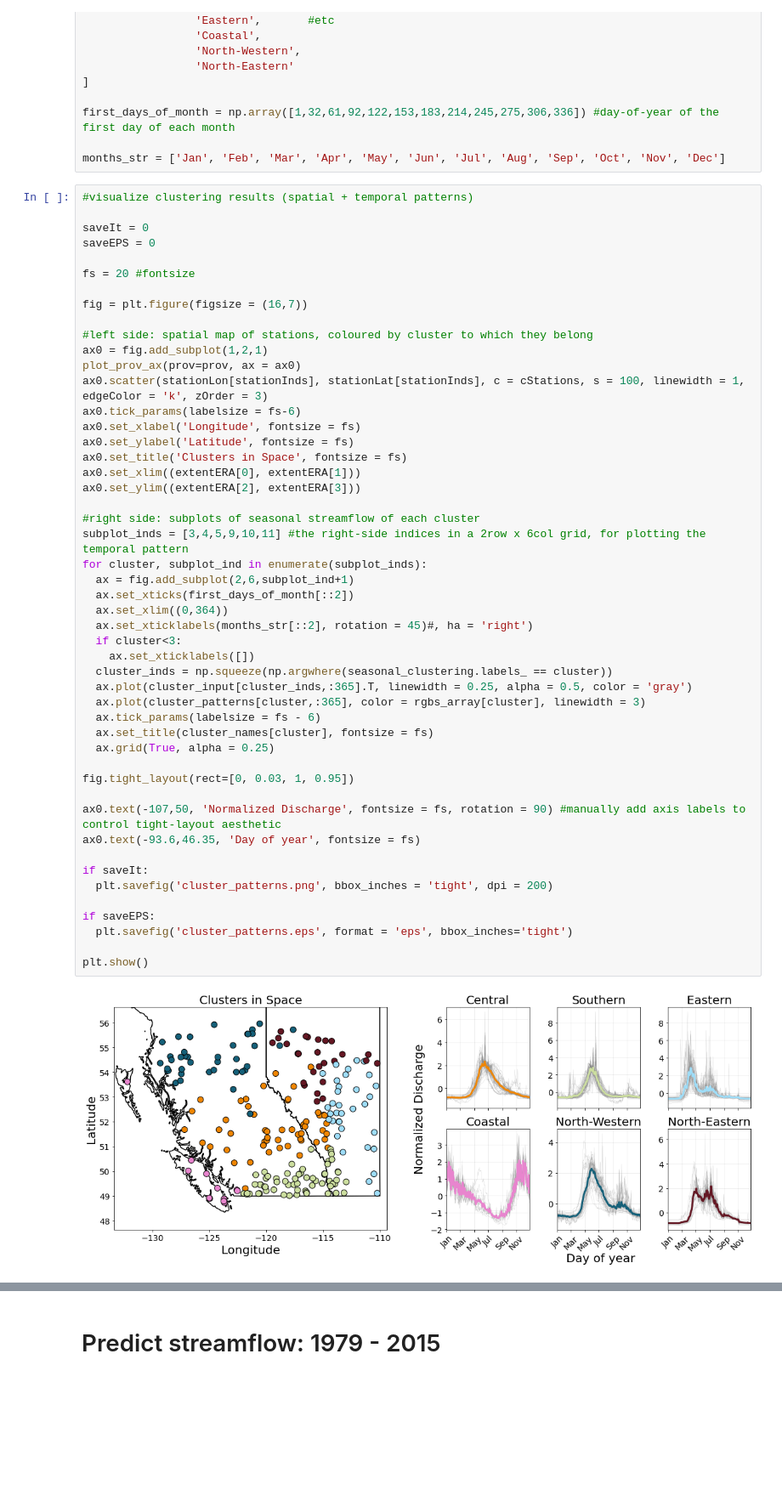
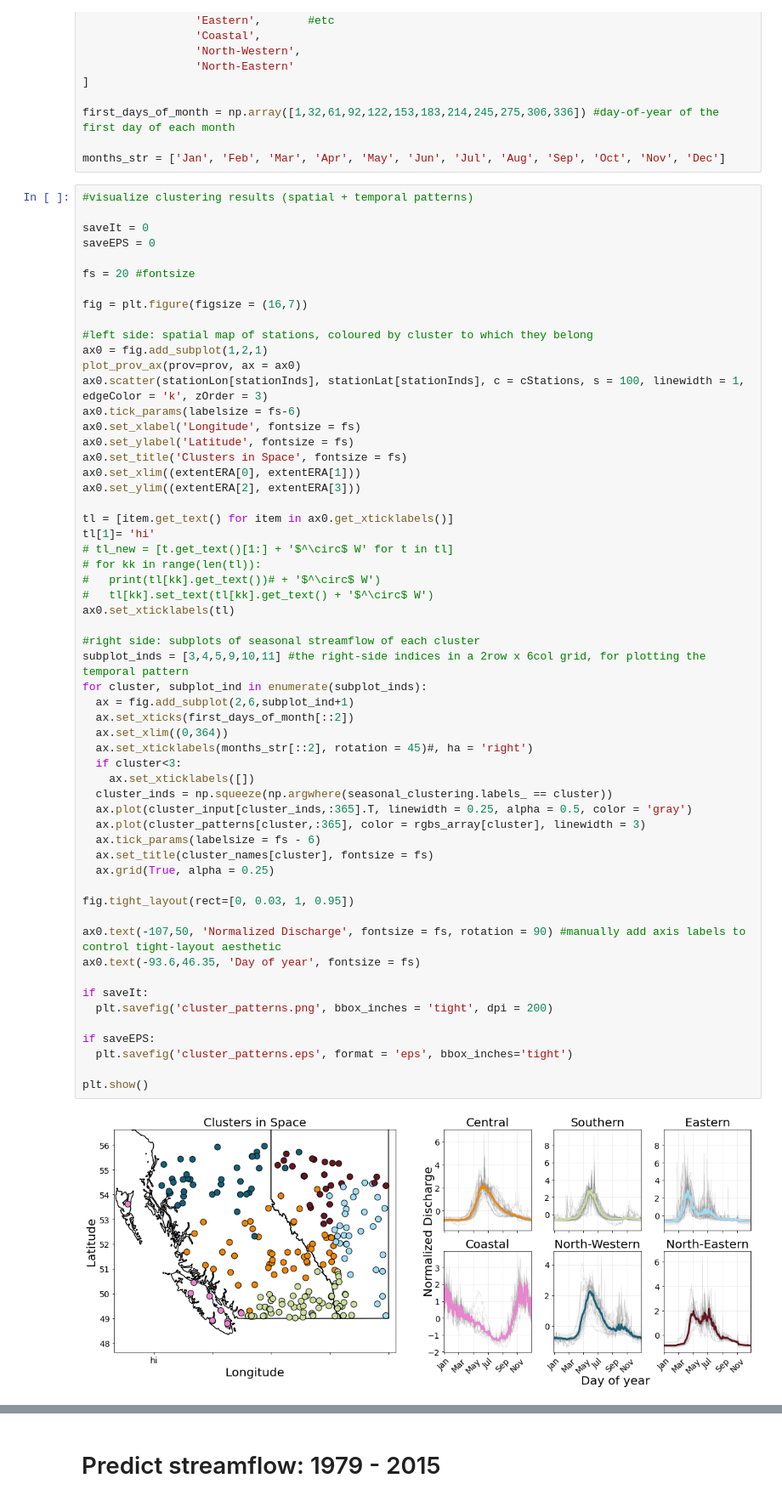
Before and after one commit to andersonsam/cnn_lstm_era, a Jupyter notebook: hindcast.ipynb, the cells around one changed output, grey strips where cells are left out. Shown at 85% size. Drawn from its saved outputs; the diff is of its cells as text; blank space fills up the shorter version.

```diff
--- a/hindcast.ipynb
+++ b/hindcast.ipynb
@@ -557,34 +557,42 @@ ax0.set_ylabel('Latitude', fontsize = fs)
 ax0.set_title('Clusters in Space', fontsize = fs)
 ax0.set_xlim((extentERA[0], extentERA[1]))
 ax0.set_ylim((extentERA[2], extentERA[3]))
+
+tl = [item.get_text() for item in ax0.get_xticklabels()]
+tl[1]= 'hi'
+# tl_new = [t.get_text()[1:] + '$^\circ$ W' for t in tl]
+# for kk in range(len(tl)):
+#   print(tl[kk].get_text())# + '$^\circ$ W')
+#   tl[kk].set_text(tl[kk].get_text() + '$^\circ$ W')
+ax0.set_xticklabels(tl)
 
 #right side: subplots of seasonal streamflow of each cluster
 subplot_inds = [3,4,5,9,10,11] #the right-side indices in a 2row x 6col grid, for plotting the temporal pattern
 for cluster, subplot_ind in enumerate(subplot_inds):
   ax = fig.add_subplot(2,6,subplot_ind+1)
   ax.set_xticks(first_days_of_month[::2])
   ax.set_xlim((0,364))
   ax.set_xticklabels(months_str[::2], rotation = 45)#, ha = 'right')
   if cluster<3:
     ax.set_xticklabels([])
   cluster_inds = np.squeeze(np.argwhere(seasonal_clustering.labels_ == cluster))
   ax.plot(cluster_input[cluster_inds,:365].T, linewidth = 0.25, alpha = 0.5, color = 'gray')
   ax.plot(cluster_patterns[cluster,:365], color = rgbs_array[cluster], linewidth = 3)
   ax.tick_params(labelsize = fs - 6)
   ax.set_title(cluster_names[cluster], fontsize = fs)
   ax.grid(True, alpha = 0.25)
 
 fig.tight_layout(rect=[0, 0.03, 1, 0.95])
 
 ax0.text(-107,50, 'Normalized Discharge', fontsize = fs, rotation = 90) #manually add axis labels to control tight-layout aesthetic
 ax0.text(-93.6,46.35, 'Day of year', fontsize = fs)
 
 if saveIt:
   plt.savefig('cluster_patterns.png', bbox_inches = 'tight', dpi = 200)
 
 if saveEPS:
   plt.savefig('cluster_patterns.eps', format = 'eps', bbox_inches='tight')
 
 plt.show()
 # %% [output]
-[figure, old version]
+[figure, new version]
```
Also changed, not shown: parts of 33 cells of this notebook.
